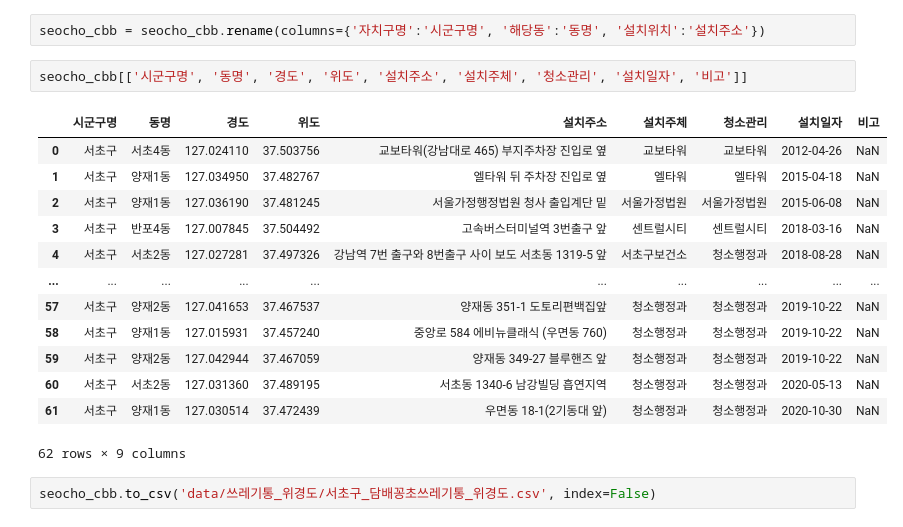
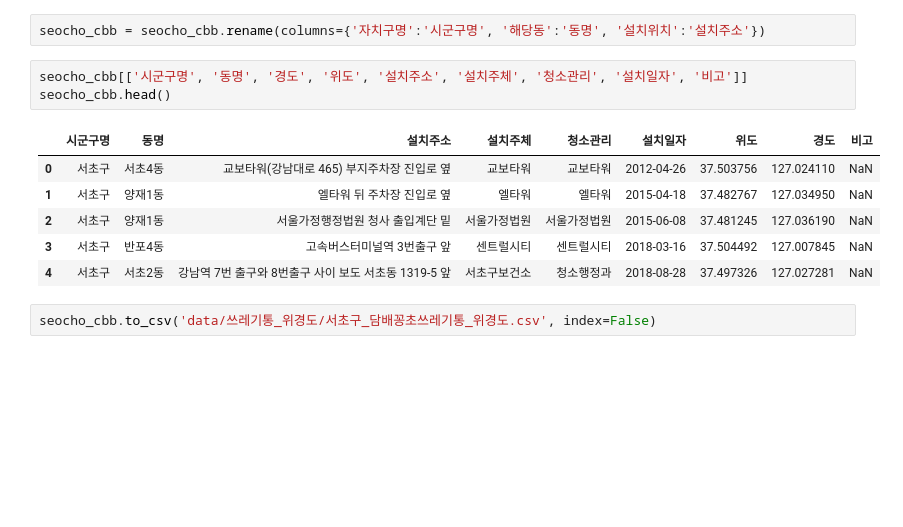
Before and after one commit to HyenC/CigaretteButtBins, a Jupyter notebook: 쓰레기통위경도매칭.ipynb, the cells around one changed output. Drawn from its saved outputs; the diff is of its cells as text; blank space fills up the shorter version.

```diff
--- a/쓰레기통위경도매칭.ipynb
+++ b/쓰레기통위경도매칭.ipynb
@@ -486,20 +457,14 @@ seocho_cbb.head()
 seocho_cbb = seocho_cbb.rename(columns={'자치구명':'시군구명', '해당동':'동명', '설치위치':'설치주소'})
 # %%
 seocho_cbb[['시군구명', '동명', '경도', '위도', '설치주소', '설치주체', '청소관리', '설치일자', '비고']]
+seocho_cbb.head()
 # %% [output]
-|  | 시군구명 | 동명 | 경도 | 위도 | 설치주소 | 설치주체 | 청소관리 | 설치일자 | 비고 |
-| 0 | 서초구 | 서초4동 | 127.024110 | 37.503756 | 교보타워(강남대로 465) 부지주차장 진입로 옆 | 교보타워 | 교보타워 | 2012-04-26 | NaN |
-| 1 | 서초구 | 양재1동 | 127.034950 | 37.482767 | 엘타워 뒤 주차장 진입로 옆 | 엘타워 | 엘타워 | 2015-04-18 | NaN |
-| 2 | 서초구 | 양재1동 | 127.036190 | 37.481245 | 서울가정행정법원 청사 출입계단 밑 | 서울가정법원 | 서울가정법원 | 2015-06-08 | NaN |
-| 3 | 서초구 | 반포4동 | 127.007845 | 37.504492 | 고속버스터미널역 3번출구 앞 | 센트럴시티 | 센트럴시티 | 2018-03-16 | NaN |
-| 4 | 서초구 | 서초2동 | 127.027281 | 37.497326 | 강남역 7번 출구와 8번출구 사이 보도 서초동 1319-5 앞 | 서초구보건소 | 청소행정과 | 2018-08-28 | NaN |
-| ... | ... | ... | ... | ... | ... | ... | ... | ... | ... |
-| 57 | 서초구 | 양재2동 | 127.041653 | 37.467537 | 양재동 351-1 도토리편백집앞 | 청소행정과 | 청소행정과 | 2019-10-22 | NaN |
-| 58 | 서초구 | 양재1동 | 127.015931 | 37.457240 | 중앙로 584 에비뉴클래식 (우면동 760) | 청소행정과 | 청소행정과 | 2019-10-22 | NaN |
-| 59 | 서초구 | 양재2동 | 127.042944 | 37.467059 | 양재동 349-27 블루핸즈 앞 | 청소행정과 | 청소행정과 | 2019-10-22 | NaN |
-| 60 | 서초구 | 서초2동 | 127.031360 | 37.489195 | 서초동 1340-6 남강빌딩 흡연지역 | 청소행정과 | 청소행정과 | 2020-05-13 | NaN |
-| 61 | 서초구 | 양재1동 | 127.030514 | 37.472439 | 우면동 18-1(2기동대 앞) | 청소행정과 | 청소행정과 | 2020-10-30 | NaN |
+|  | 시군구명 | 동명 | 설치주소 | 설치주체 | 청소관리 | 설치일자 | 위도 | 경도 | 비고 |
+| 0 | 서초구 | 서초4동 | 교보타워(강남대로 465) 부지주차장 진입로 옆 | 교보타워 | 교보타워 | 2012-04-26 | 37.503756 | 127.024110 | NaN |
+| 1 | 서초구 | 양재1동 | 엘타워 뒤 주차장 진입로 옆 | 엘타워 | 엘타워 | 2015-04-18 | 37.482767 | 127.034950 | NaN |
+| 2 | 서초구 | 양재1동 | 서울가정행정법원 청사 출입계단 밑 | 서울가정법원 | 서울가정법원 | 2015-06-08 | 37.481245 | 127.036190 | NaN |
+| 3 | 서초구 | 반포4동 | 고속버스터미널역 3번출구 앞 | 센트럴시티 | 센트럴시티 | 2018-03-16 | 37.504492 | 127.007845 | NaN |
+| 4 | 서초구 | 서초2동 | 강남역 7번 출구와 8번출구 사이 보도 서초동 1319-5 앞 | 서초구보건소 | 청소행정과 | 2018-08-28 | 37.497326 | 127.027281 | NaN |
-62 rows × 9 columns
 # %%
 seocho_cbb.to_csv('data/쓰레기통_위경도/서초구_담배꽁초쓰레기통_위경도.csv', index=False)
 # %% [markdown]
```
Also changed, not shown: parts of 17 cells of this notebook.
